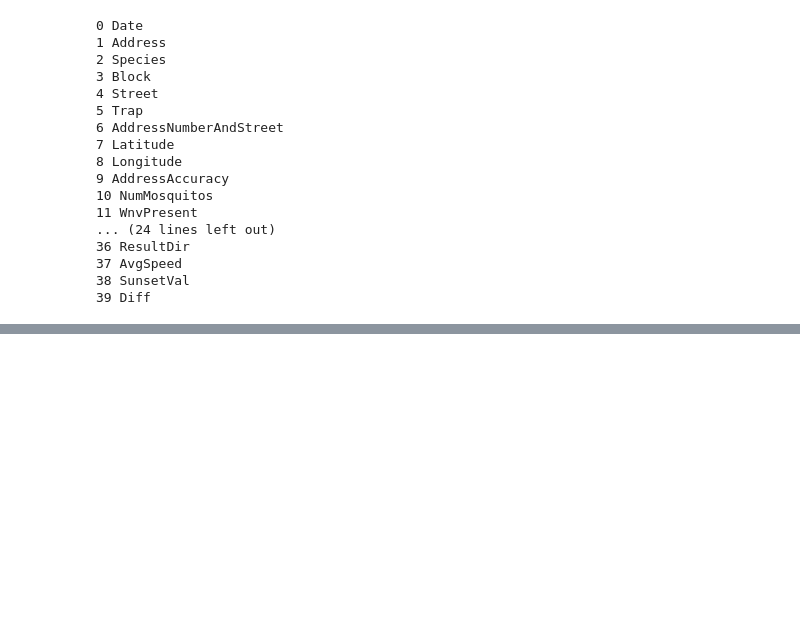
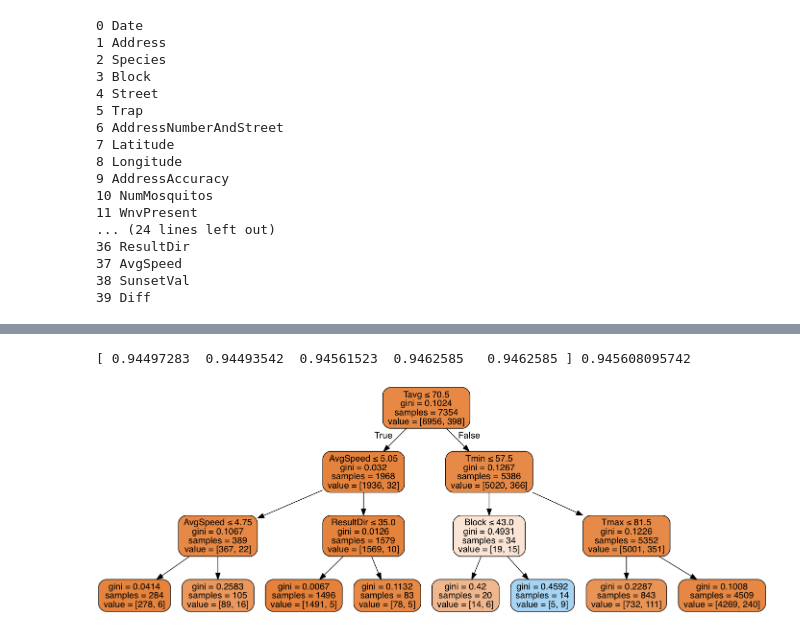
Before and after one commit to nsivapra/West-Nile-Virus, a Jupyter notebook: modeling/Classifier-decisiontree-ensemble.ipynb, the cells around one changed output, grey strips where cells are left out. Saved outputs shown, nothing was run; the diff lists cells and outputs as text; code cells hidden in the pictures; blank space fills up the shorter version.

```diff
--- a/modeling/Classifier-decisiontree-ensemble.ipynb
+++ b/modeling/Classifier-decisiontree-ensemble.ipynb
@@ -65,4 +84,4 @@ Index([u'Tmax', u'Tmin', u'Tavg', u'Depart', u'DewPoint', u'WetBulb', u'Heat',
 # %%
-formula = 'WnvPresent ~ NumMosquitos + Block + ' + ' + '.join(weather_columns)
+formula = 'WnvPresent ~ Species + Block + ' + ' + '.join(weather_columns)
 formula
 # %% [output]
@@ -70,2 +89,2 @@ formula
 # %%
-y,X = patsy.dmatrices(formula, data=master_df)
+y,X = patsy.dmatrices(formula, data=master_df, return_type = 'dataframe')
@@ -73,0 +91,6 @@ X_train, X_test, y_train, y_test = train_test_split(X,y,test_)
+# %%
+X_train, X_test, y_train, y_test = train_test_split(X,y,test_size=0.3)
+print X_train.shape, X_test.shape, y_train.shape, y_test.shape
+
+y_train = np.ravel(y_train)
+y_test = np.ravel(y_test)
@@ -73,0 +99,3 @@ X_train, X_test, y_train, y_test = train_test_split(X,y,test_)
+# %%
+dtc = DecisionTreeClassifier( max_depth=3, min_samples_split=10)
+dtc.fit(X_train,y_train)
@@ -73,0 +121,21 @@ X_train, X_test, y_train, y_test = train_test_split(X,y,test_)
+# %%
+print score, np.mean(score)
+# %% [output]
+[ 0.94497283  0.94493542  0.94561523  0.9462585   0.9462585 ] 0.945608095742
+# %%
+# TEMPLATE CODE
+
+# initialize the output file object
+dot_data = StringIO()
+
+# my fit DecisionTreeRegressor object here is: dtr1
+# for feature_names i put the columns of my Xr matrix
+export_graphviz(dtc, out_file=dot_data,
+                filled=True, rounded=True,
+                special_characters=True,
+                feature_names=X.columns)
+
+graph = pydotplus.graph_from_dot_data(dot_data.getvalue())
+Image(graph.create_png())
+# %% [output]
+[figure, added]
```
Also changed, not shown: parts of 7 cells of this notebook, 3 other files.
